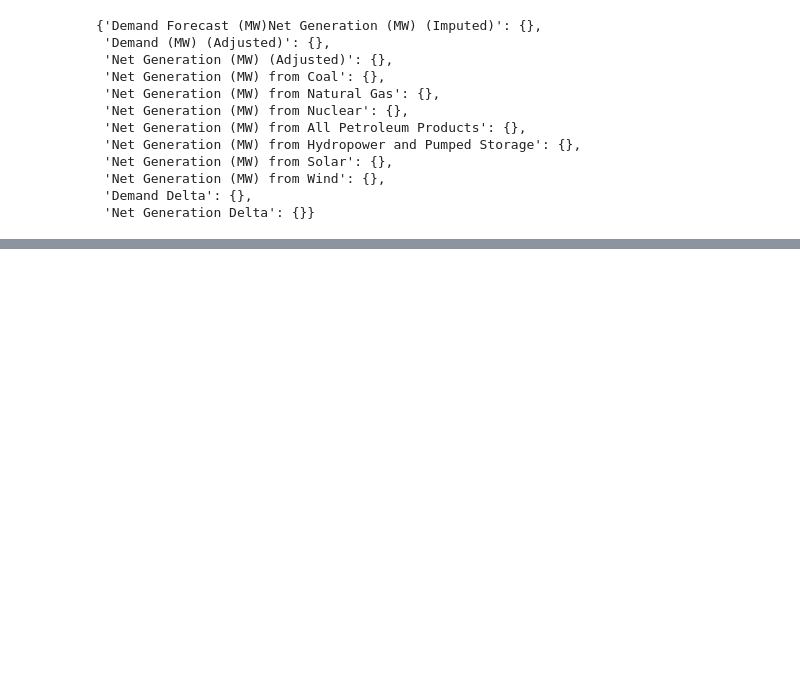
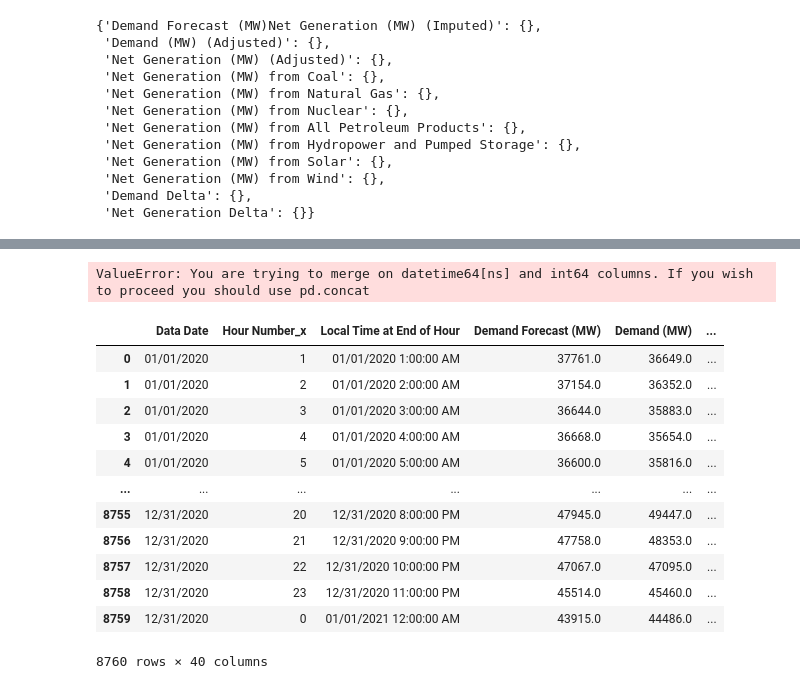
Before and after one commit to Cpizzle1/capstone2, a Jupyter notebook: notebooks/Datacleanv2.1.ipynb, the cells around one changed output, grey strips where cells are left out. Cells and saved outputs as stored; diff of their text form; code cells hidden in the pictures; blank space fills up the shorter version.

```diff
--- a/notebooks/Datacleanv2.1.ipynb
+++ b/notebooks/Datacleanv2.1.ipynb
@@ -444,0 +631,2 @@ def func4(df,column, lst = np.arange(0,24)):
+# %%
+converted_houston_temp_24['New_datetime'] = pd.to_datetime(converted_houston_temp_24['New_datetime'],infer_datetime_format=True, format ='%m/%d/%Y %H')
@@ -444,0 +697,22 @@ def func4(df,column, lst = np.arange(0,24)):
+# %%
+df_texas.join(converted_houston_temp_24, on ='New_datetime', how = 'left')
+# %% [output]
+ValueError: You are trying to merge on datetime64[ns] and int64 columns. If you wish to proceed you should use pd.concat
+# %%
+Energy_Houston_weather=df_texas.merge(converted_houston_temp_24, left_on ='New_datetime', right_on='New_datetime' )
+# %%
+Energy_Houston_weather
+# %% [output]
+|  | Data Date | Hour Number_x | Local Time at End of Hour | Demand Forecast (MW) | Demand (MW) | ... |
+| 0 | 01/01/2020 | 1 | 01/01/2020 1:00:00 AM | 37761.0 | 36649.0 | ... |
+| 1 | 01/01/2020 | 2 | 01/01/2020 2:00:00 AM | 37154.0 | 36352.0 | ... |
+| 2 | 01/01/2020 | 3 | 01/01/2020 3:00:00 AM | 36644.0 | 35883.0 | ... |
+| 3 | 01/01/2020 | 4 | 01/01/2020 4:00:00 AM | 36668.0 | 35654.0 | ... |
+| 4 | 01/01/2020 | 5 | 01/01/2020 5:00:00 AM | 36600.0 | 35816.0 | ... |
+| ... | ... | ... | ... | ... | ... | ... |
+| 8755 | 12/31/2020 | 20 | 12/31/2020 8:00:00 PM | 47945.0 | 49447.0 | ... |
+| 8756 | 12/31/2020 | 21 | 12/31/2020 9:00:00 PM | 47758.0 | 48353.0 | ... |
+| 8757 | 12/31/2020 | 22 | 12/31/2020 10:00:00 PM | 47067.0 | 47095.0 | ... |
+| 8758 | 12/31/2020 | 23 | 12/31/2020 11:00:00 PM | 45514.0 | 45460.0 | ... |
+| 8759 | 12/31/2020 | 0 | 01/01/2021 12:00:00 AM | 43915.0 | 44486.0 | ... |
+8760 rows × 40 columns
```
Also changed, not shown: parts of 29 cells of this notebook, 5 other files.
